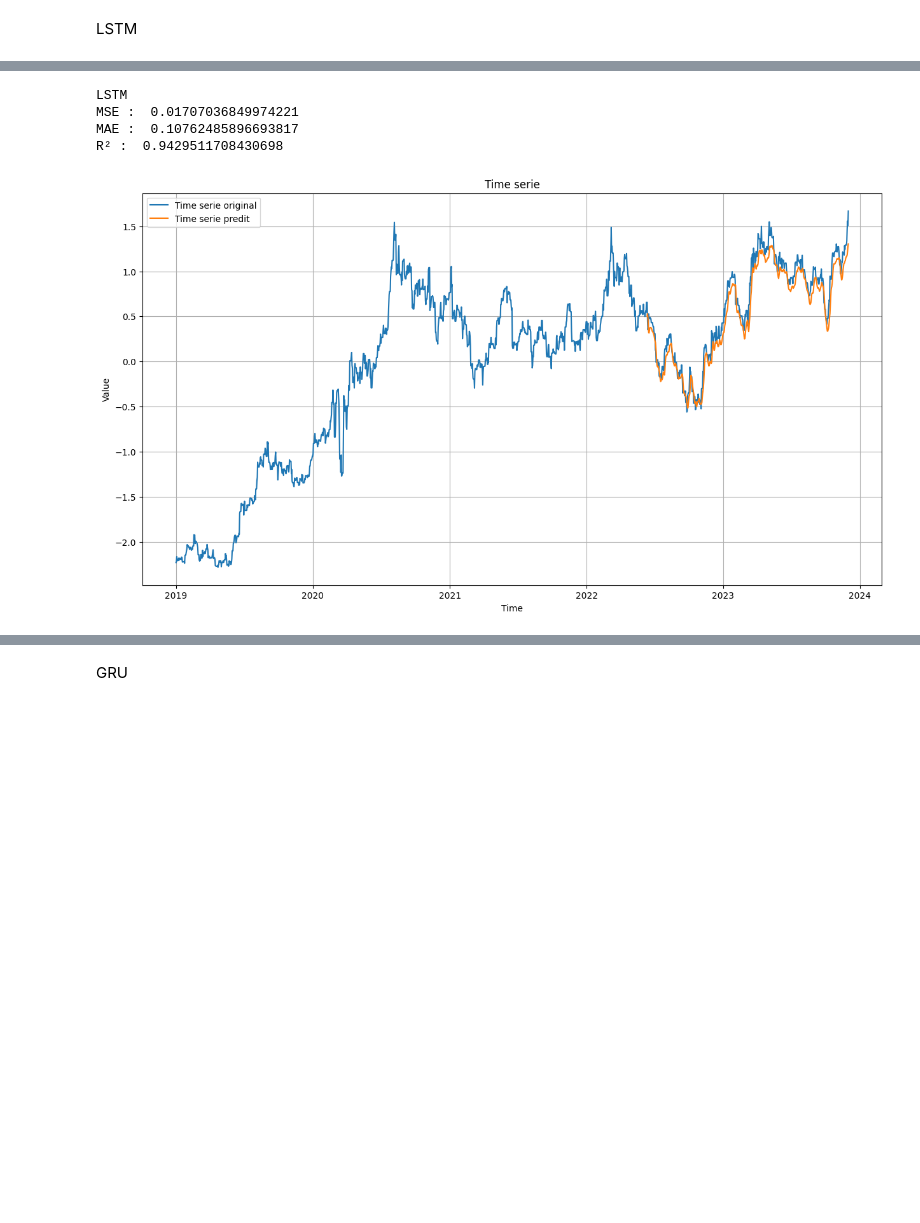
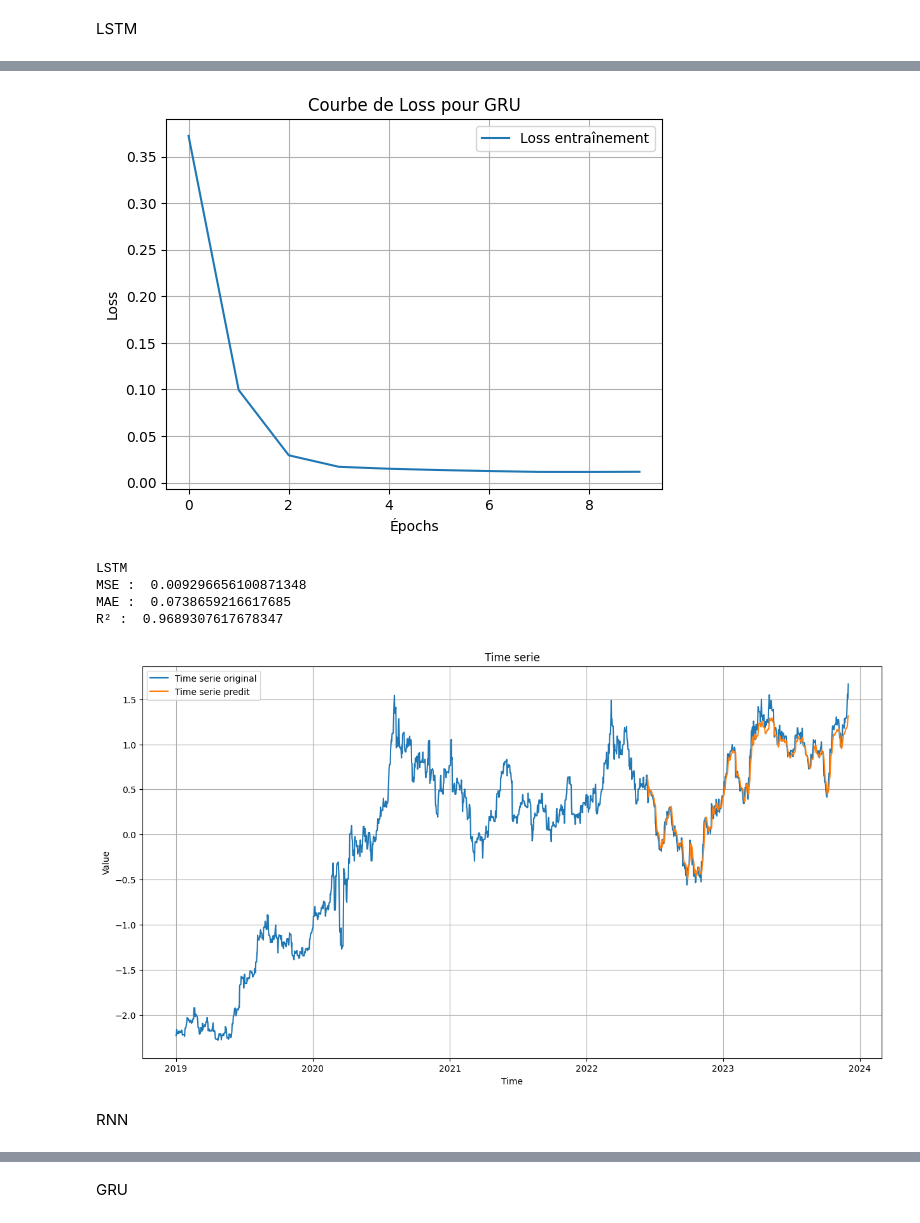
Before and after one commit to elm19/GoldSpot-Predictor, a Jupyter notebook: notebooks/DJERI_TmeSerieGoldPredict_close_on_close.ipynb, the cells around one changed output, grey strips where cells are left out. Drawn from its saved outputs; the diff is of its cells as text; code cells hidden in the pictures; blank space fills up the shorter version.

```diff
--- a/notebooks/DJERI_TmeSerieGoldPredict_close_on_close.ipynb
+++ b/notebooks/DJERI_TmeSerieGoldPredict_close_on_close.ipynb
@@ -743,25 +717,0 @@ RNN
-# %%
-regressor = keras.Sequential()
-
-# adding RNN layers and dropout regularization
-regressor.add(SimpleRNN(units = 50,
-                        activation = "tanh",
-                        return_sequences = True,
-                        input_shape = (X_trai.shape[1],X_trai.shape[2])))
-regressor.add(Dropout(0.2))
-
-regressor.add( SimpleRNN(units = 50))
-
-# adding the output layer
-regressor.add(keras.layers.Dense(units = 1,activation='linear'))
-Adam=keras.optimizers.Adam(learning_rate=0.04)
-# compiling RNN
-history_RNN=regressor.compile(optimizer = Adam,
-                  loss = "mean_squared_error",
-                  metrics=['mae'])
-
-# fitting the model
-regressor.fit(X_trai, y_train, epochs = 10, batch_size = 100)
-y_predict_RNN=regressor.predict(X_test)
-
-regressor.summary()
@@ -876,6 +770,16 @@ Model: "sequential_2"
  Trainable params: 33,922 (132.51 KB)
  Non-trainable params: 0 (0.00 B)
  Optimizer params: 67,846 (265.03 KB)
+# %%
+plt.plot(history_LSTM.history['loss'], label='Loss entraînement')
+plt.xlabel('Épochs')
+plt.ylabel('Loss')
+plt.title('Courbe de Loss pour GRU')
+plt.legend()
+plt.grid(True)
+plt.show()
+# %% [output]
+[figure, added]
 # %%
 plt.figure(figsize=(15,8))
 plot_series(time , Serie_scaled , format = "-",start = 0 , end = None ,label = 'Time serie original' ,title = "Time serie" )
@@ -891,7 +795,9 @@ print('MAE : ',MAE_LSTM)
 print('R² : ',R2_LSTM)
 # %% [output]
 LSTM
-MSE :  0.01707036849974221
-MAE :  0.10762485896693817
-R² :  0.9429511708430698
+MSE :  0.009296656100871348
+MAE :  0.0738659216617685
+R² :  0.9689307617678347
-[figure, old version]
+[figure, new version]
+# %% [markdown]
+RNN
```
Also changed, not shown: parts of 15 cells of this notebook, 2 other files.
